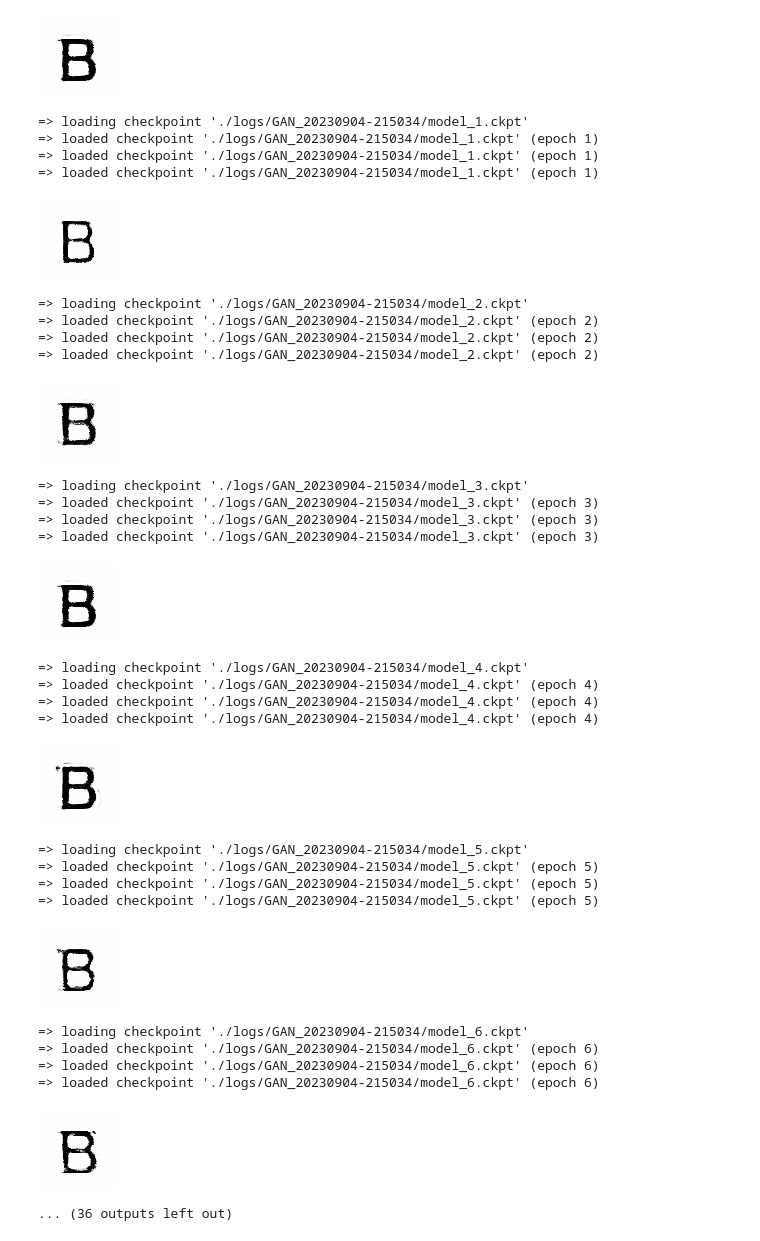
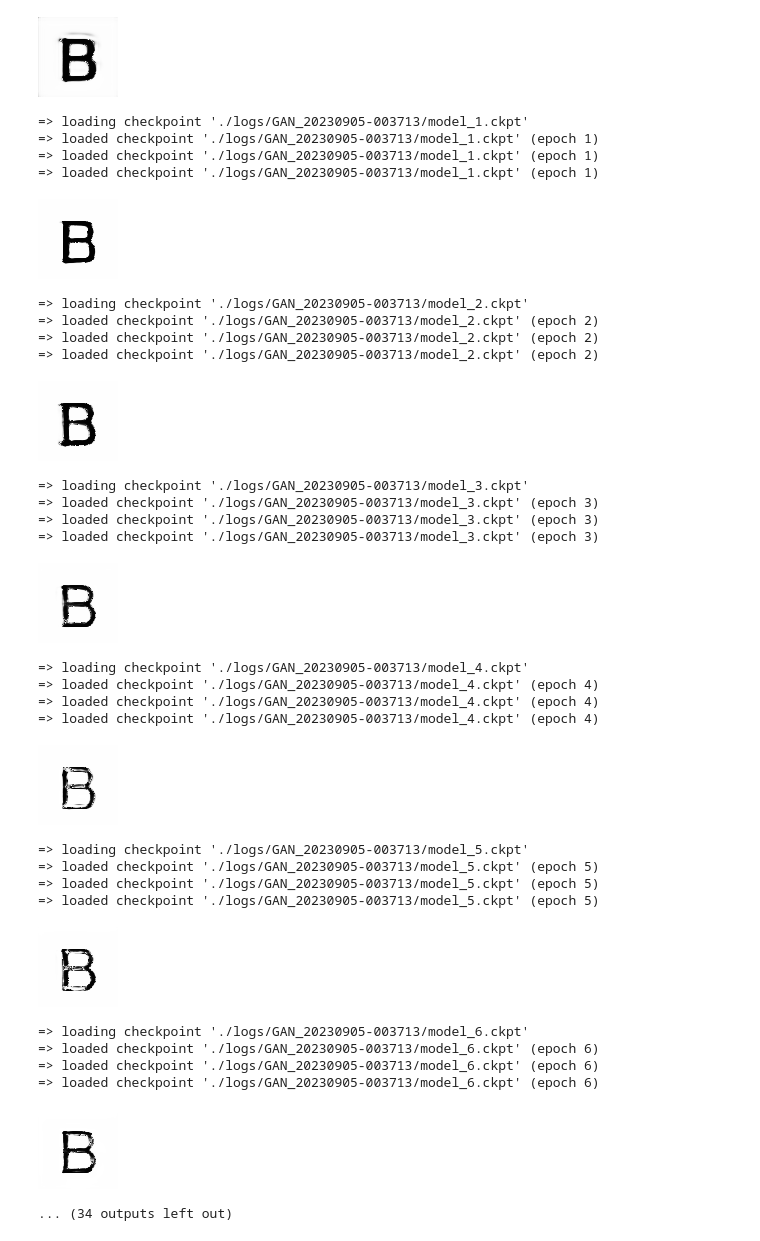
Before and after one commit to yukistavailable/DG-Font, a Jupyter notebook: infer.ipynb, the cells around one changed output. Drawn from its saved outputs; the diff is of its cells as text; code cells hidden in the pictures.

```diff
--- a/infer.ipynb
+++ b/infer.ipynb
@@ -55,7 +55,7 @@ def build_model(img_size=80, sty_dim=512, input_ch=1, device='cuda', use_linear_
         input_ch=input_ch,
         output_ch=input_ch)
     if use_linear_block:
-        networks['L'] = LinearBlock(
+        networks['L'] = LinearBlockMultipleLayers(
             512,
             sty_dim,
             norm='none',
@@ -183,49 +184,50 @@ display(to_pil_image(generated_image[0].cpu()))
 # %%
 model_name = 'GAN_20230904-154414'
 model_name = 'GAN_20230904-182524'
 model_name = 'GAN_20230904-215034'
+model_name = 'GAN_20230905-003713'
 log_dir = os.path.join('./logs', model_name)
-for i in range(1, 25):
+for i in range(1, 24):
   checkpoint_path = os.path.join(log_dir, f'model_{i}.ckpt')
   load_model(networks, checkpoint_path=checkpoint_path)
   # load_model(networks, log_dir=log_dir)
   G = networks['G']
   embedded_style_image = clip_model.encode_image(preprocessed_style_image).to(torch.float32)
   if use_linear_block:
     L = networks['L']
     embedded_style_image = L(embedded_style_image)
   c_src, skip1, skip2 = G.cnt_encoder(transformed_content_image)
   generated_image, _ = G.decode(c_src, embedded_style_image, skip1, skip2)
   display(to_pil_image(generated_image[0].cpu()))
 # %% [output]
-=> loading checkpoint './logs/GAN_20230904-215034/model_1.ckpt'
-=> loaded checkpoint './logs/GAN_20230904-215034/model_1.ckpt' (epoch 1)
-=> loaded checkpoint './logs/GAN_20230904-215034/model_1.ckpt' (epoch 1)
-=> loaded checkpoint './logs/GAN_20230904-215034/model_1.ckpt' (epoch 1)
+=> loading checkpoint './logs/GAN_20230905-003713/model_1.ckpt'
+=> loaded checkpoint './logs/GAN_20230905-003713/model_1.ckpt' (epoch 1)
+=> loaded checkpoint './logs/GAN_20230905-003713/model_1.ckpt' (epoch 1)
+=> loaded checkpoint './logs/GAN_20230905-003713/model_1.ckpt' (epoch 1)
 [figure]
-=> loading checkpoint './logs/GAN_20230904-215034/model_2.ckpt'
-=> loaded checkpoint './logs/GAN_20230904-215034/model_2.ckpt' (epoch 2)
-=> loaded checkpoint './logs/GAN_20230904-215034/model_2.ckpt' (epoch 2)
-=> loaded checkpoint './logs/GAN_20230904-215034/model_2.ckpt' (epoch 2)
+=> loading checkpoint './logs/GAN_20230905-003713/model_2.ckpt'
+=> loaded checkpoint './logs/GAN_20230905-003713/model_2.ckpt' (epoch 2)
+=> loaded checkpoint './logs/GAN_20230905-003713/model_2.ckpt' (epoch 2)
+=> loaded checkpoint './logs/GAN_20230905-003713/model_2.ckpt' (epoch 2)
 [figure]
-=> loading checkpoint './logs/GAN_20230904-215034/model_3.ckpt'
-=> loaded checkpoint './logs/GAN_20230904-215034/model_3.ckpt' (epoch 3)
-=> loaded checkpoint './logs/GAN_20230904-215034/model_3.ckpt' (epoch 3)
-=> loaded checkpoint './logs/GAN_20230904-215034/model_3.ckpt' (epoch 3)
+=> loading checkpoint './logs/GAN_20230905-003713/model_3.ckpt'
+=> loaded checkpoint './logs/GAN_20230905-003713/model_3.ckpt' (epoch 3)
+=> loaded checkpoint './logs/GAN_20230905-003713/model_3.ckpt' (epoch 3)
+=> loaded checkpoint './logs/GAN_20230905-003713/model_3.ckpt' (epoch 3)
 [figure]
-=> loading checkpoint './logs/GAN_20230904-215034/model_4.ckpt'
-=> loaded checkpoint './logs/GAN_20230904-215034/model_4.ckpt' (epoch 4)
-=> loaded checkpoint './logs/GAN_20230904-215034/model_4.ckpt' (epoch 4)
-=> loaded checkpoint './logs/GAN_20230904-215034/model_4.ckpt' (epoch 4)
+=> loading checkpoint './logs/GAN_20230905-003713/model_4.ckpt'
+=> loaded checkpoint './logs/GAN_20230905-003713/model_4.ckpt' (epoch 4)
+=> loaded checkpoint './logs/GAN_20230905-003713/model_4.ckpt' (epoch 4)
+=> loaded checkpoint './logs/GAN_20230905-003713/model_4.ckpt' (epoch 4)
-[figure, old version]
+[figure, new version]
-=> loading checkpoint './logs/GAN_20230904-215034/model_5.ckpt'
-=> loaded checkpoint './logs/GAN_20230904-215034/model_5.ckpt' (epoch 5)
-=> loaded checkpoint './logs/GAN_20230904-215034/model_5.ckpt' (epoch 5)
-=> loaded checkpoint './logs/GAN_20230904-215034/model_5.ckpt' (epoch 5)
+=> loading checkpoint './logs/GAN_20230905-003713/model_5.ckpt'
+=> loaded checkpoint './logs/GAN_20230905-003713/model_5.ckpt' (epoch 5)
+=> loaded checkpoint './logs/GAN_20230905-003713/model_5.ckpt' (epoch 5)
+=> loaded checkpoint './logs/GAN_20230905-003713/model_5.ckpt' (epoch 5)
-[figure, old version]
+[figure, new version]
-=> loading checkpoint './logs/GAN_20230904-215034/model_6.ckpt'
-=> loaded checkpoint './logs/GAN_20230904-215034/model_6.ckpt' (epoch 6)
-=> loaded checkpoint './logs/GAN_20230904-215034/model_6.ckpt' (epoch 6)
-=> loaded checkpoint './logs/GAN_20230904-215034/model_6.ckpt' (epoch 6)
+=> loading checkpoint './logs/GAN_20230905-003713/model_6.ckpt'
+=> loaded checkpoint './logs/GAN_20230905-003713/model_6.ckpt' (epoch 6)
+=> loaded checkpoint './logs/GAN_20230905-003713/model_6.ckpt' (epoch 6)
+=> loaded checkpoint './logs/GAN_20230905-003713/model_6.ckpt' (epoch 6)
 [figure]
-... (36 outputs left out)
+... (34 outputs left out)
```
Also changed, not shown: parts of 2 cells of this notebook, 4 other files.
